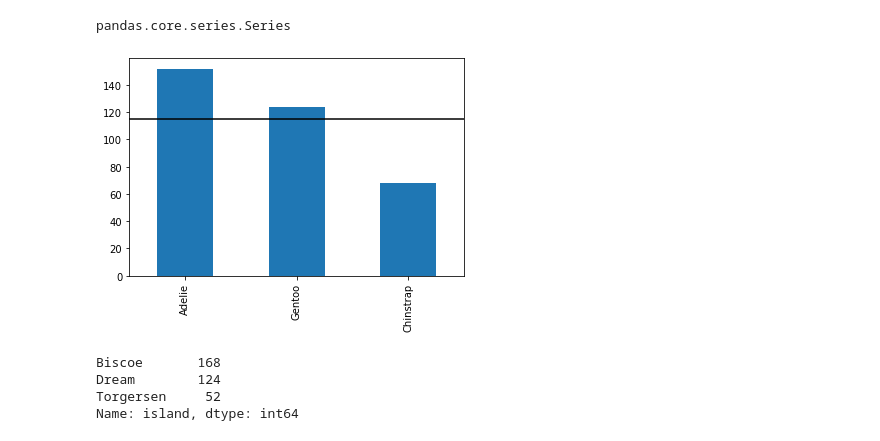
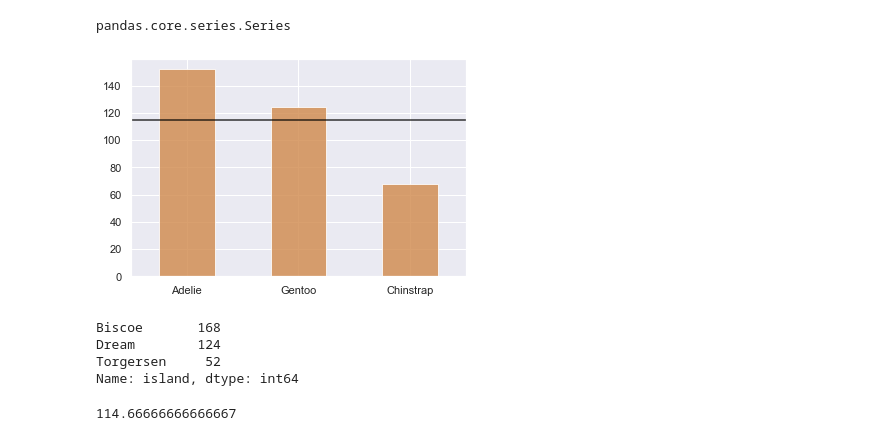
Before and after one commit to HeatherOrtegaMcMillan/numpy-pandas-visualization-exercises, a Jupyter notebook: extra_seaborn_practice.ipynb, the cells around one changed output. Drawn from its saved outputs; the diff is of its cells as text; code cells hidden in the pictures.

Commit message:
set color palette and theme for graphs, add more exploration

```diff
--- a/extra_seaborn_practice.ipynb
+++ b/extra_seaborn_practice.ipynb
@@ -17,6 +17,12 @@ print (sns.get_dataset_names())
 # %%
 # import penguins dataset as penguins
 penguins = sns.load_dataset('penguins')
+# %%
+# create custom color palette that is penguin inspired
+# color palette source https://www.schemecolor.com/world-penguin-day-theme-colors.php
+peng_palette = ['#D0894B', '#D9B45D', '#253542', '#2B4753', '#DBE3E5', '#F6F6F6']
+# set style to dark and use custom palette
+sns.set_theme(style = 'darkgrid', palette = peng_palette)
 # %% [markdown]
 I found this Kaggle resource that I am looking through while exploring the data (https://www.kaggle.com/parulpandey/penguin-dataset-the-new-iris)
 # %%
@@ -119,12 +125,12 @@ pandas.core.series.Series
 mean_num_of_species = types_of_penguins.mean()
 # %%
 # use pandas plot.bar function to get quick plot to visually see the difference in amount of differnt penguins in dataframe
-types_of_penguins.plot.bar()
+types_of_penguins.plot.bar(rot = 0, alpha = 0.8)
 
-plt.axhline(mean_num_of_species, c = 'black')
+plt.axhline(mean_num_of_species, c = 'black', alpha = .8)
 plt.show()
 # %% [output]
-[figure, old version]
+[figure, new version]
 # %%
 # the break down of penguin measured on what Islands (species and island cross section to come)
 islands_series = penguins['island'].value_counts()
@@ -134,3 +140,8 @@ Biscoe       168
 Dream        124
 Torgersen     52
 Name: island, dtype: int64
+# %%
+#average number of penguin entries per island
+islands_series.mean()
+# %% [output]
+114.66666666666667
```
Also changed, not shown: parts of 7 cells of this notebook.
